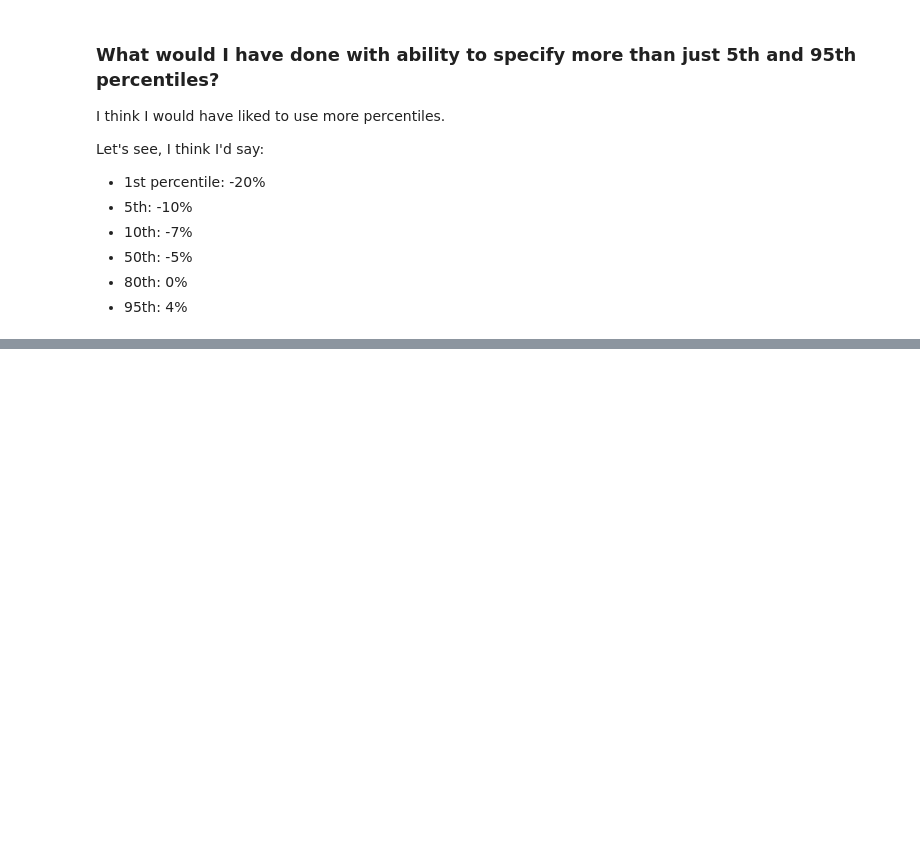
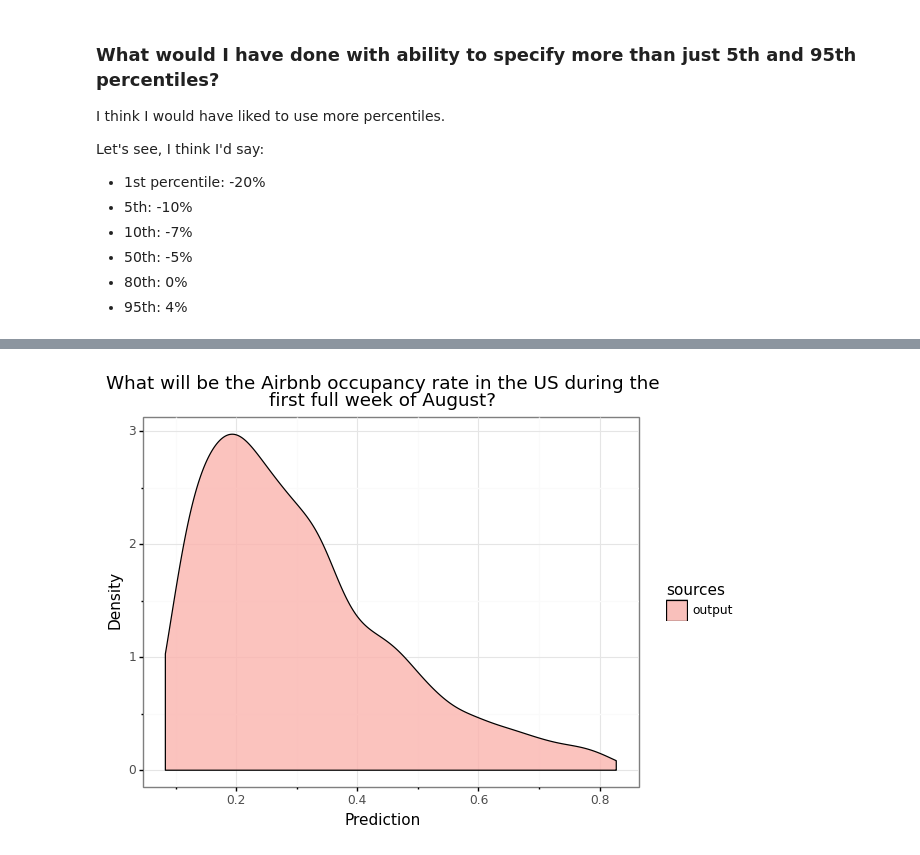
Before and after one commit to oughtinc/ergo, a Jupyter notebook: notebooks/build/pretend-dist-builder.ipynb, the cells around one changed output, grey strips where cells are left out. Drawn from its saved outputs; the diff is of its cells as text; code cells hidden in the pictures; blank space fills up the shorter version.

```diff
--- a/notebooks/build/pretend-dist-builder.ipynb
+++ b/notebooks/build/pretend-dist-builder.ipynb
@@ -102,0 +109,6 @@ There are 287 open continuous questions and 319 open binary questions. 47% of op
+# %%
+pandemic = ergo.Metaculus(
+    username="oughtpublic",
+    password="123456",
+    api_domain="pandemic"
+)
@@ -102,0 +135,11 @@ There are 287 open continuous questions and 319 open binary questions. 47% of op
+# %%
+occupancy_question = pandemic.get_question(4108)
+# %%
+def rough_occupancy_based_on_history():
+    return ergo.lognormal_from_interval(0.1, 0.7)
+
+rough_occupancy_based_on_history_samples = ergo.run(rough_occupancy_based_on_history)
+
+occupancy_question.show_prediction(rough_occupancy_based_on_history_samples)
+# %% [output]
+[figure, added]
```
Also changed, not shown: parts of 10 cells of this notebook.
